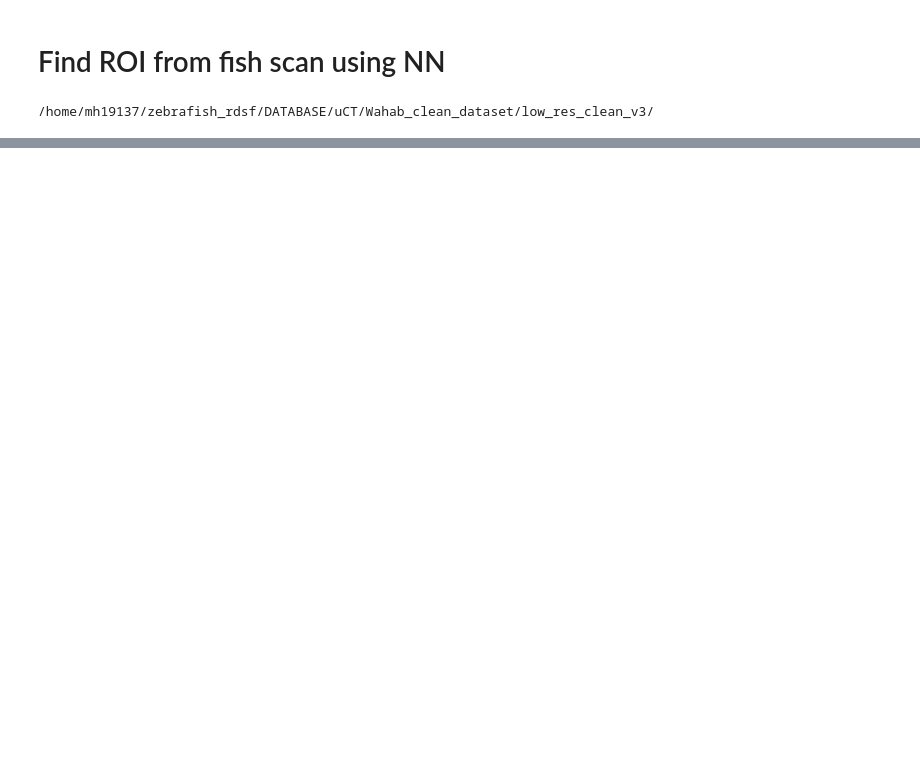
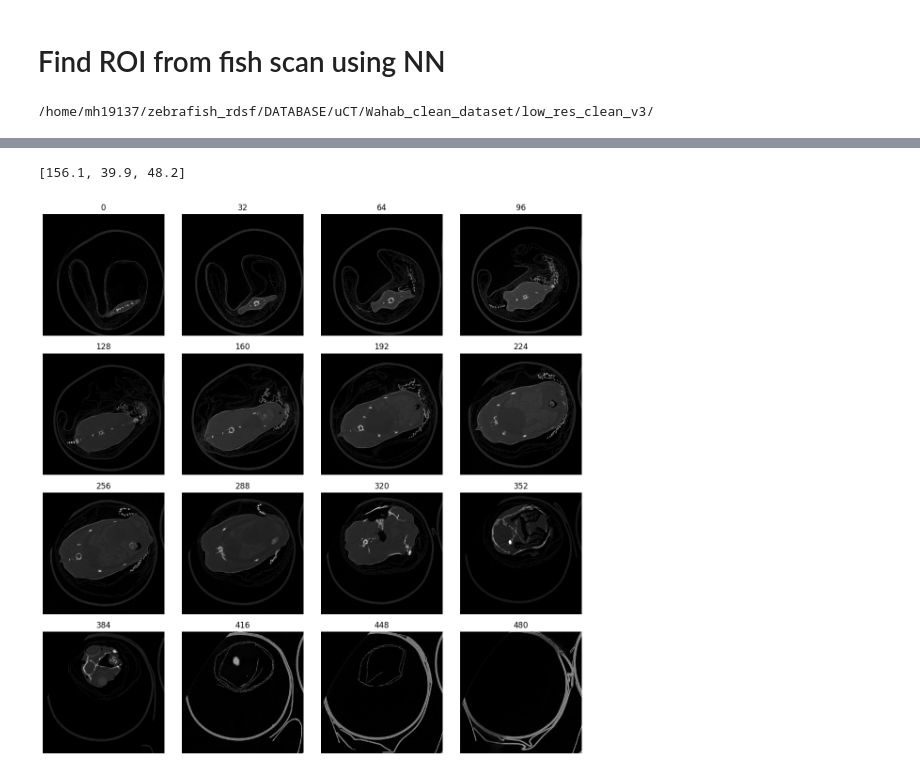
Before and after one commit to JGIBristol/fish_test, a Jupyter notebook: find_roi.ipynb, the cells around one changed output, grey strips where cells are left out. Drawn from its saved outputs; the diff is of its cells as text; code cells hidden in the pictures; blank space fills up the shorter version.

Commit message:
downsample arrays

```diff
--- a/find_roi.ipynb
+++ b/find_roi.ipynb
@@ -86,0 +56,25 @@ NameError: name 'images' is not defined
+# %%
+"""
+Downsample the arrays
+
+"""
+
+from multiprocessing import Pool, Manager
+
+from skimage.transform import resize
+
+rescaled_size = (512, 512, 512)
+
+downsampled_images = Manager().dict()
+
+
+def downsample(i: int) -> None:
+    """Downsample an image and add it to the dict"""
+    downsampled_images[i] = resize(images[i], rescaled_size, order=0)
+
+
+with Pool() as pool:
+    pool.map(downsample, range(len(images)))
+
+downsampled_images = list(downsampled_images.values())
+len(downsampled_images)
@@ -117,4 +114,5 @@ Error:
 # %%
 # Scale the locations to be in the downsampled space
 
-downsampled_jaw_locs = [[i / 10] for v in jaw_locs.values() for i in v]
+downsampled_jaw_locs = [[i / 10 for i in v] for v in jaw_locs.values()]
+downsampled_jaw_locs
@@ -121,3 +127,12 @@ downsampled_jaw_locs = [[i / 10] for v in jaw_locs.values() for i in v]
+# %%
+from dev import plot
+
+fig, axes = plot.plot_arr(downsampled_images[4])
+print(downsampled_jaw_locs[4])
+fig.savefig("downsampled.png")
+# %% [output]
+[156.1, 39.9, 48.2]
+[figure, added]
 # %%
 """
 Convert them to the right format for the model
```
Also changed, not shown: parts of 14 cells of this notebook.
